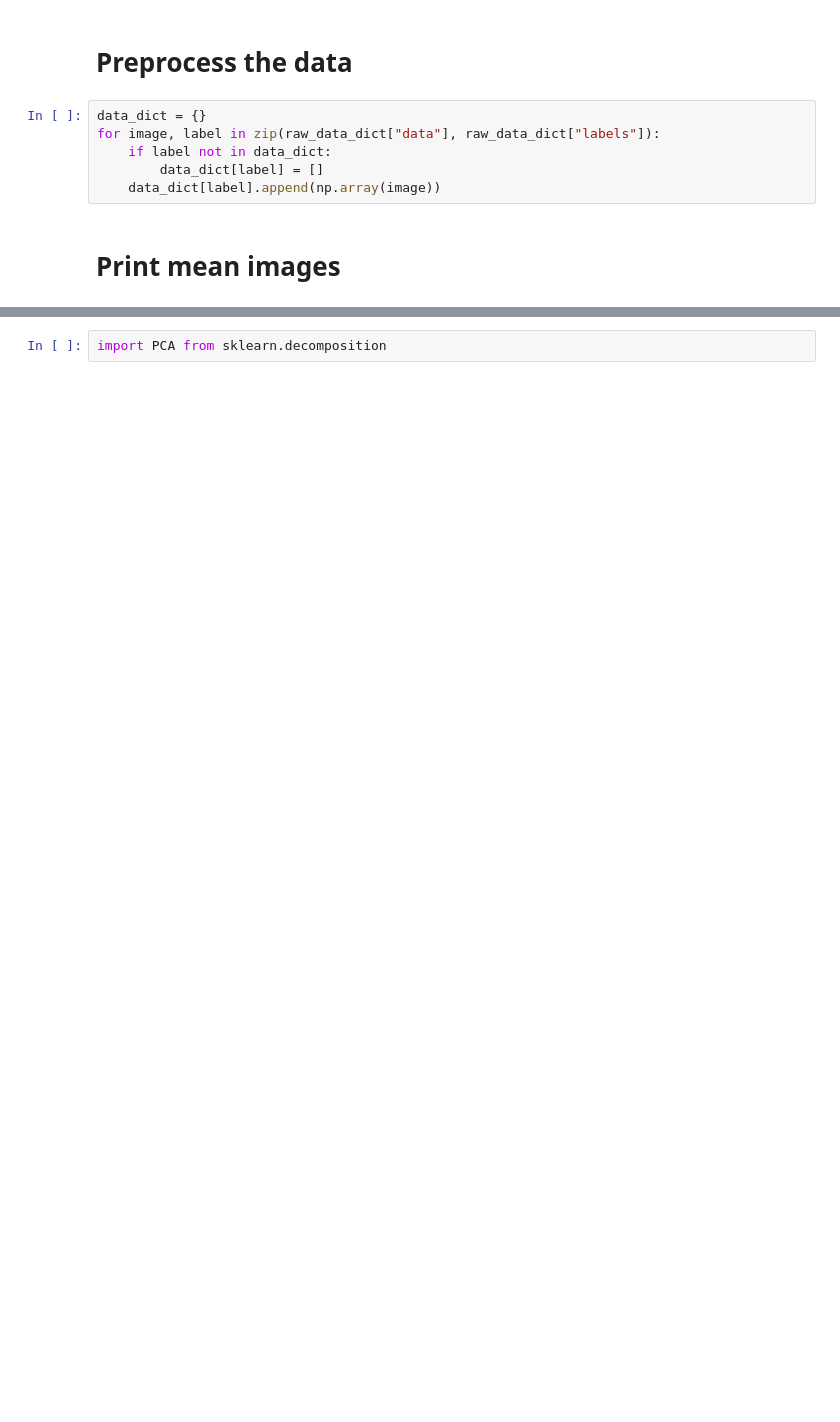
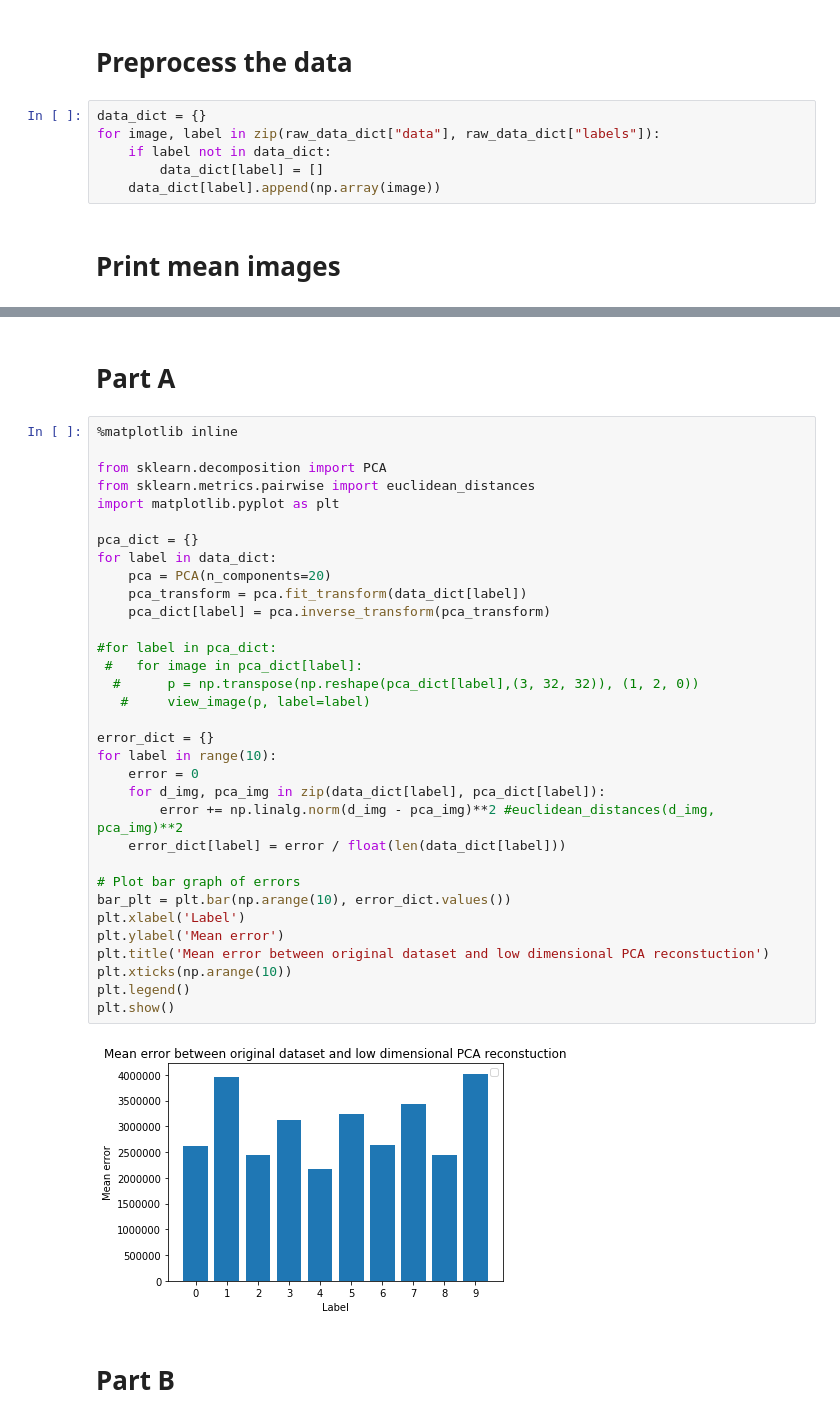
Before and after one commit to Talon-Zhang/Homework-4-More-Principal-Component-Analysis, a Jupyter notebook: MP4.ipynb, the cells around one changed output, grey strips where cells are left out. Drawn from its saved outputs; the diff is of its cells as text; blank space fills up the shorter version.

```diff
--- a/MP4.ipynb
+++ b/MP4.ipynb
@@ -173,3 +81,40 @@ Label: 5
 ... (8 outputs left out)
-# %%
-import PCA from sklearn.decomposition
+# %% [markdown]
+# Part A
+# %%
+%matplotlib inline
+
+from sklearn.decomposition import PCA
+from sklearn.metrics.pairwise import euclidean_distances
+import matplotlib.pyplot as plt
+
+pca_dict = {}
+for label in data_dict:
+    pca = PCA(n_components=20)
+    pca_transform = pca.fit_transform(data_dict[label])
+    pca_dict[label] = pca.inverse_transform(pca_transform)
+
+#for label in pca_dict:
+ #   for image in pca_dict[label]:
+  #      p = np.transpose(np.reshape(pca_dict[label],(3, 32, 32)), (1, 2, 0))
+   #     view_image(p, label=label)
+
+error_dict = {}
+for label in range(10):
+    error = 0
+    for d_img, pca_img in zip(data_dict[label], pca_dict[label]):
+        error += np.linalg.norm(d_img - pca_img)**2 #euclidean_distances(d_img, pca_img)**2
+    error_dict[label] = error / float(len(data_dict[label]))
+
+# Plot bar graph of errors
+bar_plt = plt.bar(np.arange(10), error_dict.values())
+plt.xlabel('Label')
+plt.ylabel('Mean error')
+plt.title('Mean error between original dataset and low dimensional PCA reconstuction')
+plt.xticks(np.arange(10))
+plt.legend()
+plt.show()
+# %% [output]
+[figure, added]
+# %% [markdown]
+# Part B
```
Also changed, not shown: parts of 4 cells of this notebook.
